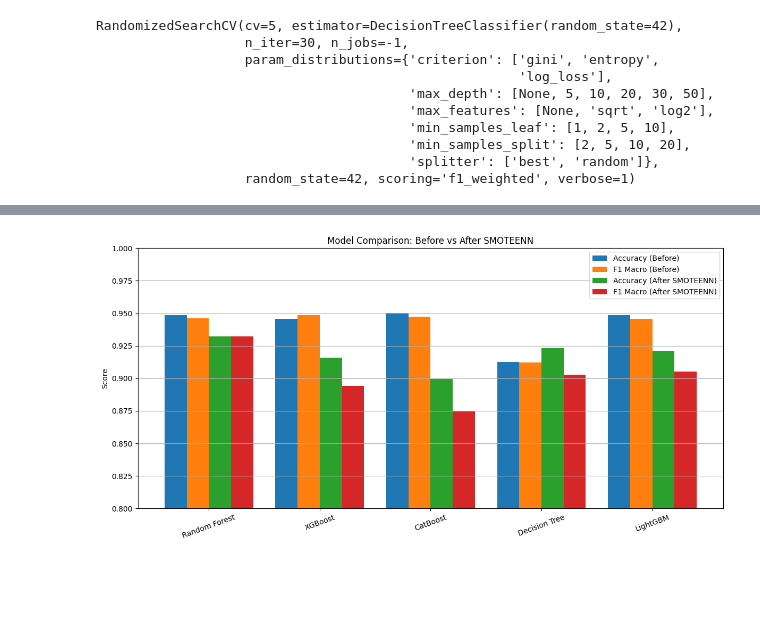
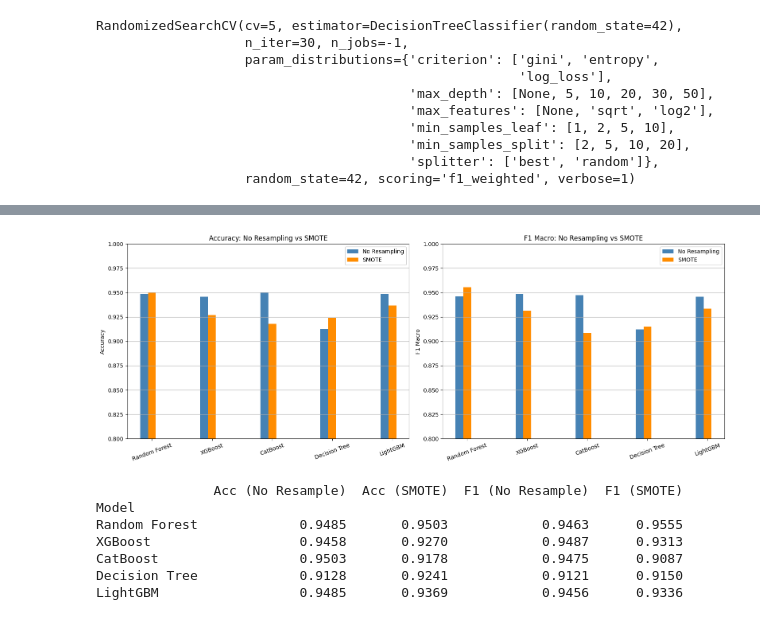
Before and after one commit to aRandomUser1107/Air-Quality-in-Jakarta, a Jupyter notebook: ClassificationML.ipynb, the cells around one changed output, grey strips where cells are left out. Drawn from its saved outputs; the diff is of its cells as text; code cells hidden in the pictures; blank space fills up the shorter version.

```diff
--- a/ClassificationML.ipynb
+++ b/ClassificationML.ipynb
@@ -766,5 +769,5 @@ dtype: int32
 # %%
-modelScore_beforeSMOTEENN = {
+modelScore_beforeSMOTE = {
     'Random Forest': {'accuracy': 0.9485, 'f1_macro': 0.9463},
     'XGBoost': {'accuracy': 0.9458, 'f1_macro': 0.9487},
     'CatBoost': {'accuracy': 0.9503, 'f1_macro': 0.9475},
@@ -772,40 +775,67 @@ modelScore_beforeSMOTEENN = {
     'LightGBM': {'accuracy': 0.9485, 'f1_macro': 0.9456}
 }
 
-modelScore_afterSMOTEENN = {
-    'Random Forest': {'accuracy': 0.9322, 'f1_macro': 0.9324},
-    'XGBoost': {'accuracy': 0.9160, 'f1_macro': 0.8942},
-    'CatBoost': {'accuracy': 0.8997, 'f1_macro': 0.8745},
-    'Decision Tree': {'accuracy': 0.9232, 'f1_macro': 0.9026},
-    'LightGBM': {'accuracy': 0.9214, 'f1_macro': 0.9054}
+modelScore_afterSMOTE = {
+    'Random Forest': {'accuracy': 0.9503, 'f1_macro': 0.9555},
+    'XGBoost': {'accuracy': 0.9270, 'f1_macro': 0.9313},
+    'CatBoost': {'accuracy': 0.9178, 'f1_macro': 0.9087},
+    'Decision Tree': {'accuracy': 0.9241, 'f1_macro': 0.9150},
+    'LightGBM': {'accuracy': 0.9369, 'f1_macro': 0.9336}
 }
 # %%
-models = list(modelScore_beforeSMOTEENN.keys())
+models_list = list(modelScore_beforeSMOTE.keys())
 
-accuracy_before = [modelScore_beforeSMOTEENN[m]['accuracy'] for m in models]
-f1_before = [modelScore_beforeSMOTEENN[m]['f1_macro'] for m in models]
+acc_before   = [modelScore_beforeSMOTE[m]['accuracy'] for m in models_list]
+acc_smote = [modelScore_afterSMOTE[m]['accuracy']  for m in models_list]
 
-accuracy_after = [modelScore_afterSMOTEENN[m]['accuracy'] for m in models]
-f1_after = [modelScore_afterSMOTEENN[m]['f1_macro'] for m in models]
+f1_before    = [modelScore_beforeSMOTE[m]['f1_macro'] for m in models_list]
+f1_smote  = [modelScore_afterSMOTE[m]['f1_macro']  for m in models_list]
 
-x = np.arange(len(models))
-width = 0.2
+x = np.arange(len(models_list))
+width = 0.13
 
-plt.figure(figsize=(12,6))
+fig, axes = plt.subplots(1, 2, figsize=(16, 6))
 
-plt.bar(x - 1.5*width, accuracy_before, width, label='Accuracy (Before)')
-plt.bar(x - 0.5*width, f1_before, width, label='F1 Macro (Before)')
-plt.bar(x + 0.5*width, accuracy_after, width, label='Accuracy (After SMOTEENN)')
-plt.bar(x + 1.5*width, f1_after, width, label='F1 Macro (After SMOTEENN)')
+# Accuracy
+axes[0].bar(x - width, acc_before,   width, label='No Resampling', color='steelblue')
+axes[0].bar(x, acc_smote, width, label='SMOTE', color='darkorange')
+axes[0].set_xticks(x)
+axes[0].set_xticklabels(models_list, rotation=20)
+axes[0].set_ylabel('Accuracy')
+axes[0].set_title('Accuracy: No Resampling vs SMOTE')
+axes[0].set_ylim(0.8, 1.0)
+axes[0].legend()
+axes[0].grid(axis='y')
 
-plt.xticks(x, models, rotation=20)
-plt.ylabel("Score")
-plt.title("Model Comparison: Before vs After SMOTEENN")
-plt.ylim(0.8, 1.0)
-plt.legend()
-plt.grid(axis='y')
+# Macro-F1
+axes[1].bar(x - width, f1_before,   width, label='No Resampling', color='steelblue')
+axes[1].bar(x, f1_smote, width, label='SMOTE', color='darkorange')
+axes[1].set_xticks(x)
+axes[1].set_xticklabels(models_list, rotation=20)
+axes[1].set_ylabel('F1 Macro')
+axes[1].set_title('F1 Macro: No Resampling vs SMOTE')
+axes[1].set_ylim(0.8, 1.0)
+axes[1].legend()
+axes[1].grid(axis='y')
 
 plt.tight_layout()
 plt.show()
+
+summary = pd.DataFrame({
+    'Model': models_list,
+    'Acc (No Resample)': acc_before,
+    'Acc (SMOTE)': acc_smote,
+    'F1 (No Resample)': f1_before,
+    'F1 (SMOTE)': f1_smote,
+})
+summary = summary.set_index('Model')
+print(summary.round(4))
 # %% [output]
-[figure, old version]
+[figure, new version]
+               Acc (No Resample)  Acc (SMOTE)  F1 (No Resample)  F1 (SMOTE)
+Model
+Random Forest             0.9485       0.9503            0.9463      0.9555
+XGBoost                   0.9458       0.9270            0.9487      0.9313
+CatBoost                  0.9503       0.9178            0.9475      0.9087
+Decision Tree             0.9128       0.9241            0.9121      0.9150
+LightGBM                  0.9485       0.9369            0.9456      0.9336
```
Also changed, not shown: parts of 49 cells of this notebook.
